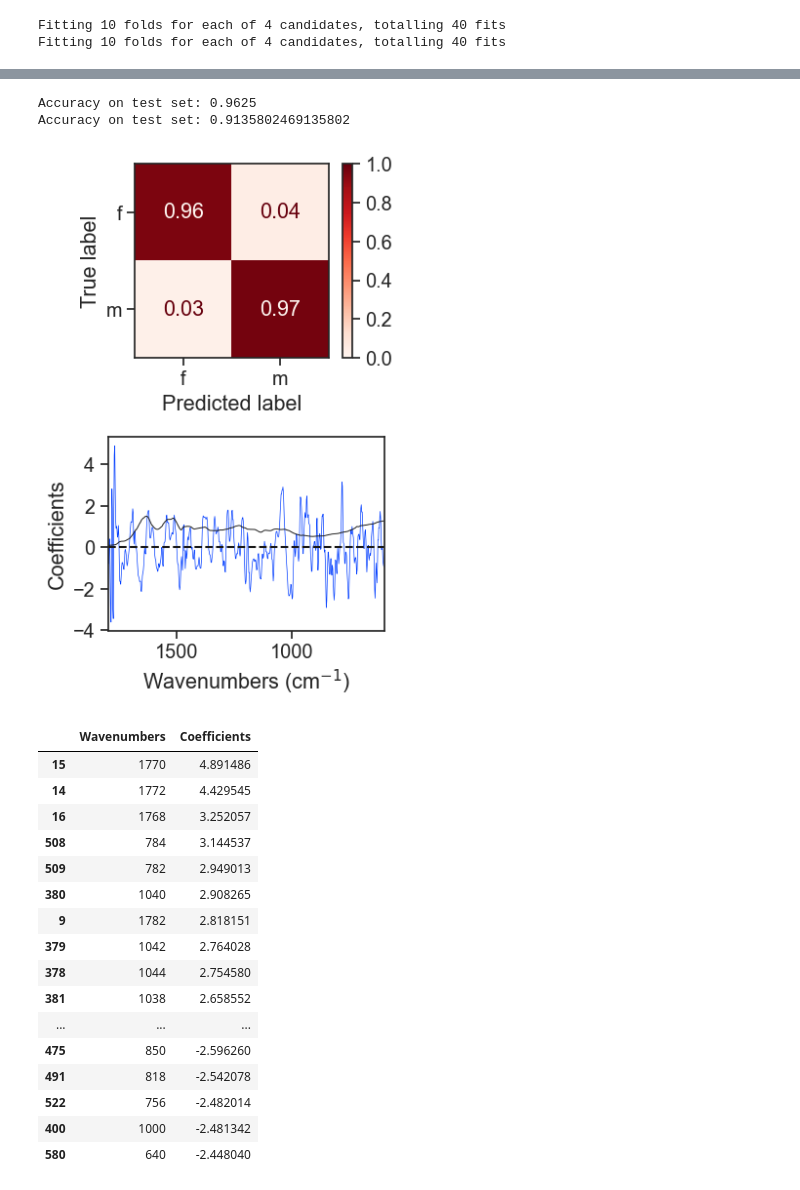
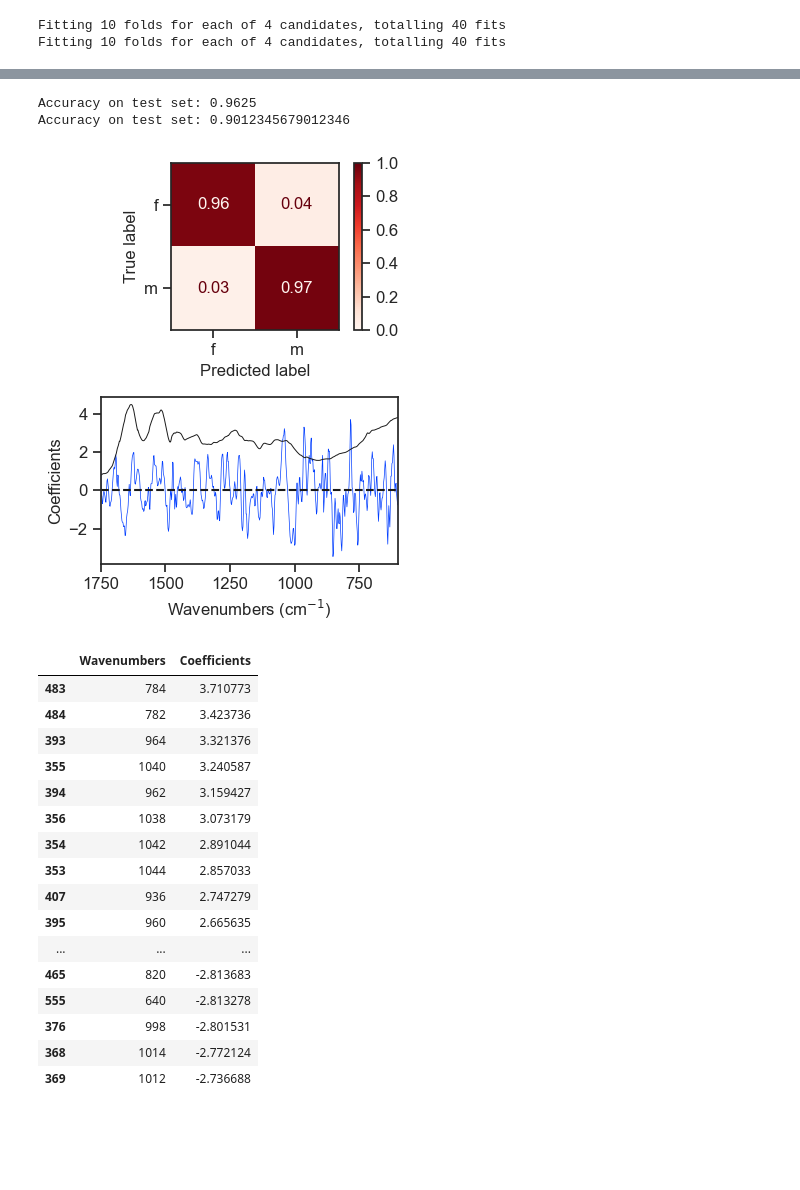
Before and after one commit to maurocolapso/Pazmino_TsetseMIRS_2023, a Jupyter notebook: notebooks/sex_prediction_informative copy.ipynb, the cells around one changed output, grey strips where cells are left out. Saved outputs shown, nothing was run; the diff lists cells and outputs as text; code cells hidden in the pictures; blank space fills up the shorter version.

```diff
--- a/notebooks/sex_prediction_informative copy.ipynb
+++ b/notebooks/sex_prediction_informative copy.ipynb
@@ -85,10 +83,10 @@ f    212
 m    187
 Name: ID, dtype: int64
 # %%
-X_thorax = tsetse_thorax.loc[:,"1800":"602"]
+X_thorax = tsetse_thorax.loc[:,"1750":"602"]
 y_thorax = tsetse_thorax.loc[:,"Sex"]
 
-X_head = tsetse_head.loc[:,"1800":"602"]
+X_head = tsetse_head.loc[:,"1750":"602"]
 y_head = tsetse_head.loc[:,"Sex"]
 # %%
 wnLabels= X_thorax.columns.values.tolist() #wavenumbers labels
@@ -165,7 +163,7 @@ print(f"Accuracy on test set: {accuracy_head}")
 print(f"Accuracy on test set: {accuracy_thorax}")
 # %% [output]
 Accuracy on test set: 0.9625
-Accuracy on test set: 0.9135802469135802
+Accuracy on test set: 0.9012345679012346
 # %%
 # classification report head
 
@@ -188,51 +186,57 @@ top20_thorax = variable_importance_df(waveNums, bestmodel_thorax)
 # %%
 # Final plot paper
 # confusion matrix for head and model coefficients
 
-sn.set(font_scale=1.3)
+rc={'font.size': 12,
+    "font.family":"Arial",
+    "axes.labelsize":12,
+    'xtick.labelsize':12,
+    'ytick.labelsize':12}
+plt.rcdefaults()
+sn.set_palette('bright', color_codes=True)
+#rcParams.update({'font.size': 40,"font.family":"arial"})
 sn.set_style("ticks")
-sn.set_palette('bright', color_codes=True)
-
-fig, (ax, ax2) = plt.subplots(2,1, figsize=(4,6), tight_layout=True)
+sn.set_context('notebook',rc=rc )
+fig, (ax, ax2) = plt.subplots(2,1, figsize=(4,5), tight_layout=True)
 
 disp = ConfusionMatrixDisplay.from_predictions(y_hd_test,y_head_pred,display_labels=pipe_head.classes_, normalize='true', values_format='.2f', cmap=plt.cm.Reds, ax=ax, im_kw={'vmin':0, 'vmax':1})
 
 
 sn.lineplot(x=waveNums,y=bestmodel_head['model'].coef_[0], color='b',ax=ax2, linewidth=0.5)
 
-sn.lineplot(x=waveNums, y=(np.mean(X_head ,axis=0)*5),color='k',ax=ax2, linewidth=0.7)
+sn.lineplot(x=waveNums, y=(np.mean(X_head ,axis=0)*15),color='k',ax=ax2, linewidth=0.7)
 
 
-ax2.set_xlim(1800,600)
+ax2.set_xlim(1750,600)
 ax2.set_xlabel("Wavenumbers (cm$^{-1}$)")
 ax2.set_ylabel("Coefficients")
 ax2.axhline(0, ls="--",color='k')
 
-plt.savefig("../results/plots/Fig5_sex_heaD_informative.png", dpi=900)
+plt.savefig("../results/plots/Fig5_sex_heaD_informative.tiff", dpi=300)
 # %% [output]
-[figure, old version]
+[figure, new version]
 # %%
 top20_head = variable_importance_df(waveNums, bestmodel_head)
 
 top20_head
 # %% [output]
 |  | Wavenumbers | Coefficients |
-| 15 | 1770 | 4.891486 |
-| 14 | 1772 | 4.429545 |
-| 16 | 1768 | 3.252057 |
-| 508 | 784 | 3.144537 |
-| 509 | 782 | 2.949013 |
-| 380 | 1040 | 2.908265 |
-| 9 | 1782 | 2.818151 |
-| 379 | 1042 | 2.764028 |
-| 378 | 1044 | 2.754580 |
-| 381 | 1038 | 2.658552 |
+| 483 | 784 | 3.710773 |
+| 484 | 782 | 3.423736 |
+| 393 | 964 | 3.321376 |
+| 355 | 1040 | 3.240587 |
+| 394 | 962 | 3.159427 |
+| 356 | 1038 | 3.073179 |
+| 354 | 1042 | 2.891044 |
+| 353 | 1044 | 2.857033 |
+| 407 | 936 | 2.747279 |
+| 395 | 960 | 2.665635 |
 | ... | ... | ... |
-| 475 | 850 | -2.596260 |
-| 491 | 818 | -2.542078 |
-| 522 | 756 | -2.482014 |
-| 400 | 1000 | -2.481342 |
-| 580 | 640 | -2.448040 |
+| 465 | 820 | -2.813683 |
+| 555 | 640 | -2.813278 |
+| 376 | 998 | -2.801531 |
+| 368 | 1014 | -2.772124 |
+| 369 | 1012 | -2.736688 |
 # %%
 # Final plot suplementary
 # here will be training resuslts for head and thorax
```
Also changed, not shown: parts of 6 cells of this notebook, 29 other files.
